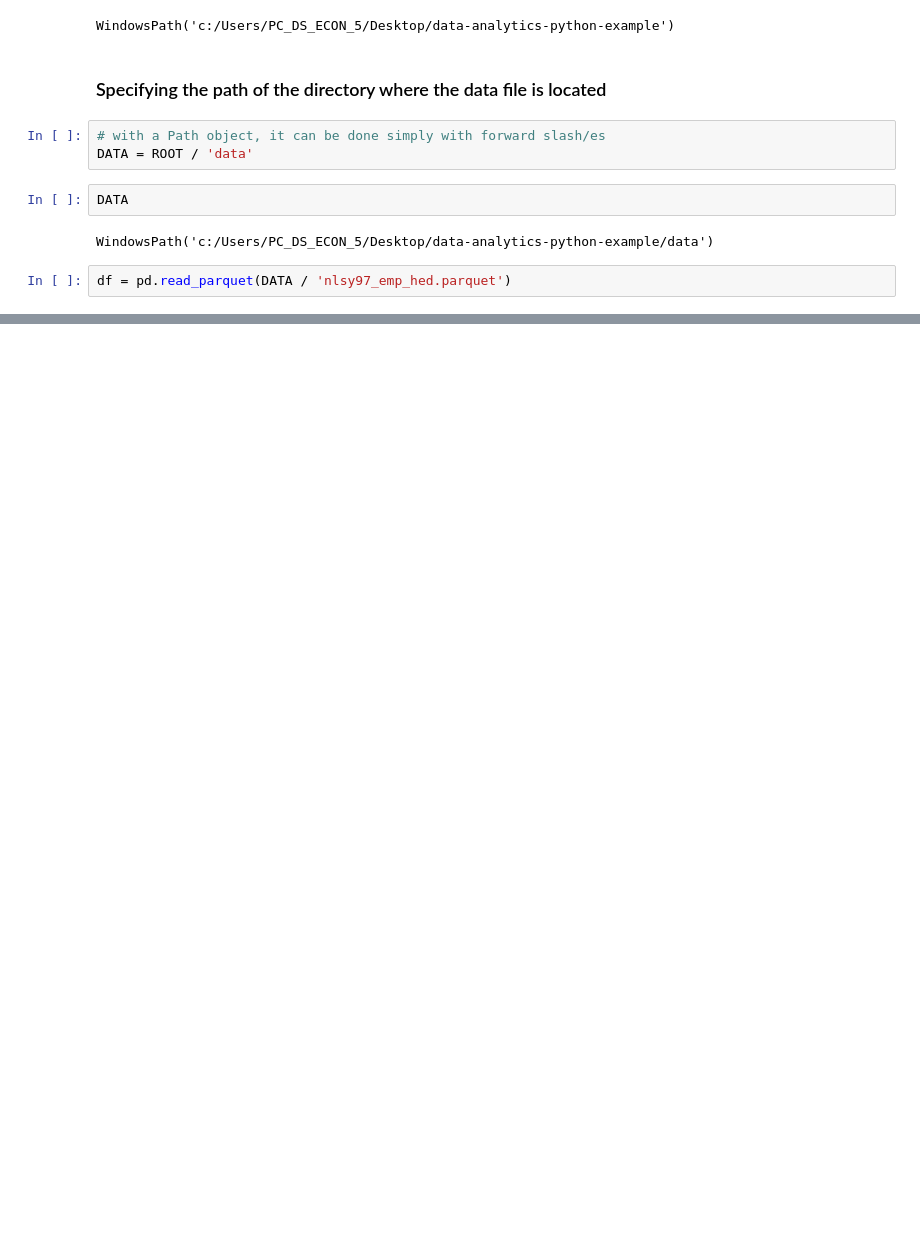
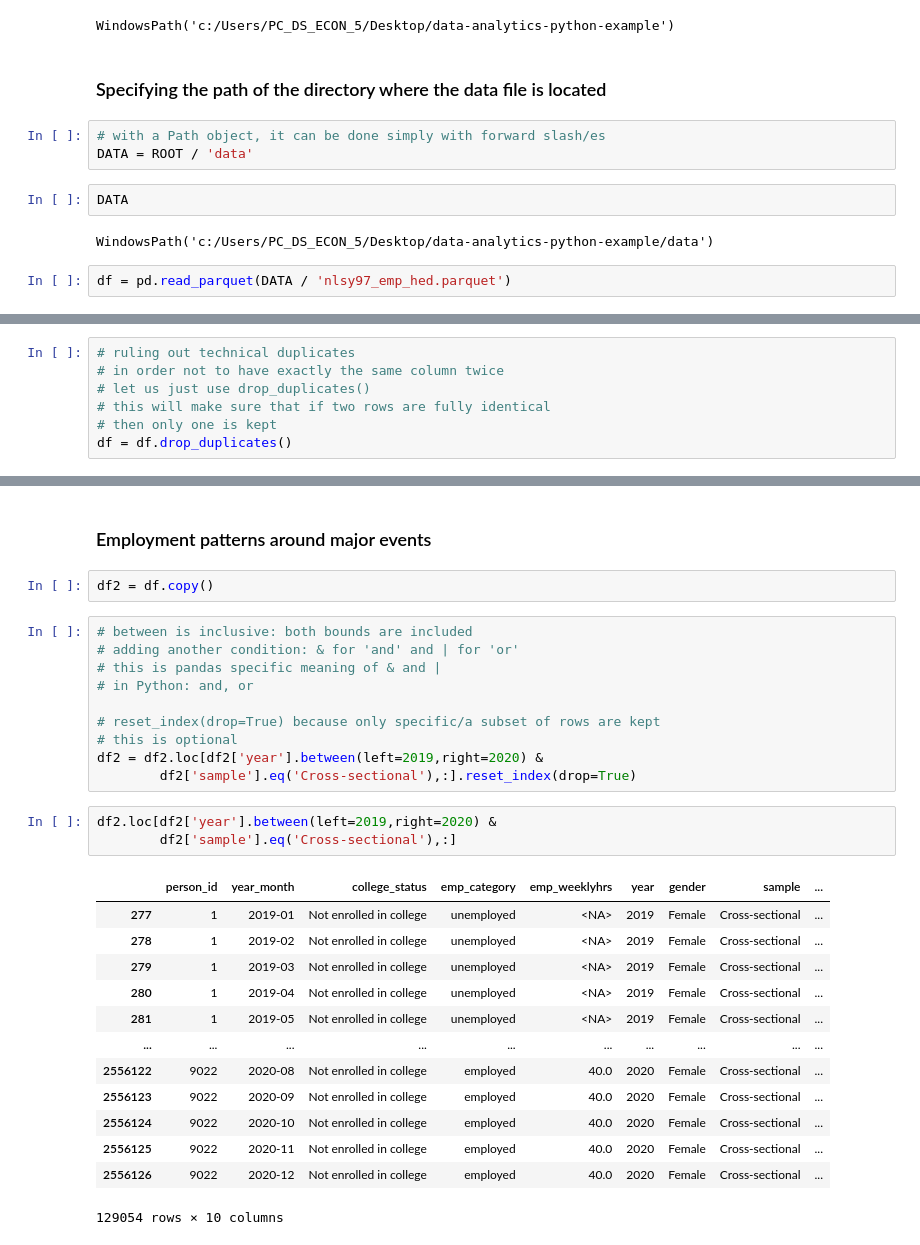
Before and after one commit to danielbgyetvai/data-analytics-python-wise2627, a Jupyter notebook: notebooks/loading_and_inspecting_a_pandas_df.ipynb, the cells around one changed output, grey strips where cells are left out. Cells and saved outputs as stored; diff of their text form; blank space fills up the shorter version.

```diff
--- a/notebooks/loading_and_inspecting_a_pandas_df.ipynb
+++ b/notebooks/loading_and_inspecting_a_pandas_df.ipynb
@@ -67,0 +276,7 @@ df
+# %%
+# ruling out technical duplicates
+# in order not to have exactly the same column twice
+# let us just use drop_duplicates()
+# this will make sure that if two rows are fully identical
+# then only one is kept
+df = df.drop_duplicates()
@@ -67,0 +366,31 @@ df
+# %% [markdown]
+### Employment patterns around major events
+# %%
+df2 = df.copy()
+# %%
+# between is inclusive: both bounds are included
+# adding another condition: & for 'and' and | for 'or'
+# this is pandas specific meaning of & and |
+# in Python: and, or
+
+# reset_index(drop=True) because only specific/a subset of rows are kept
+# this is optional
+df2 = df2.loc[df2['year'].between(left=2019,right=2020) &
+        df2['sample'].eq('Cross-sectional'),:].reset_index(drop=True)
+# %%
+df2.loc[df2['year'].between(left=2019,right=2020) &
+        df2['sample'].eq('Cross-sectional'),:]
+# %% [output]
+|  | person_id | year_month | college_status | emp_category | emp_weeklyhrs | year | gender | sample | ... |
+| 277 | 1 | 2019-01 | Not enrolled in college | unemployed | <NA> | 2019 | Female | Cross-sectional | ... |
+| 278 | 1 | 2019-02 | Not enrolled in college | unemployed | <NA> | 2019 | Female | Cross-sectional | ... |
+| 279 | 1 | 2019-03 | Not enrolled in college | unemployed | <NA> | 2019 | Female | Cross-sectional | ... |
+| 280 | 1 | 2019-04 | Not enrolled in college | unemployed | <NA> | 2019 | Female | Cross-sectional | ... |
+| 281 | 1 | 2019-05 | Not enrolled in college | unemployed | <NA> | 2019 | Female | Cross-sectional | ... |
+| ... | ... | ... | ... | ... | ... | ... | ... | ... | ... |
+| 2556122 | 9022 | 2020-08 | Not enrolled in college | employed | 40.0 | 2020 | Female | Cross-sectional | ... |
+| 2556123 | 9022 | 2020-09 | Not enrolled in college | employed | 40.0 | 2020 | Female | Cross-sectional | ... |
+| 2556124 | 9022 | 2020-10 | Not enrolled in college | employed | 40.0 | 2020 | Female | Cross-sectional | ... |
+| 2556125 | 9022 | 2020-11 | Not enrolled in college | employed | 40.0 | 2020 | Female | Cross-sectional | ... |
+| 2556126 | 9022 | 2020-12 | Not enrolled in college | employed | 40.0 | 2020 | Female | Cross-sectional | ... |
+129054 rows × 10 columns
```
Also changed, not shown: parts of 25 cells of this notebook, 1 other file.
